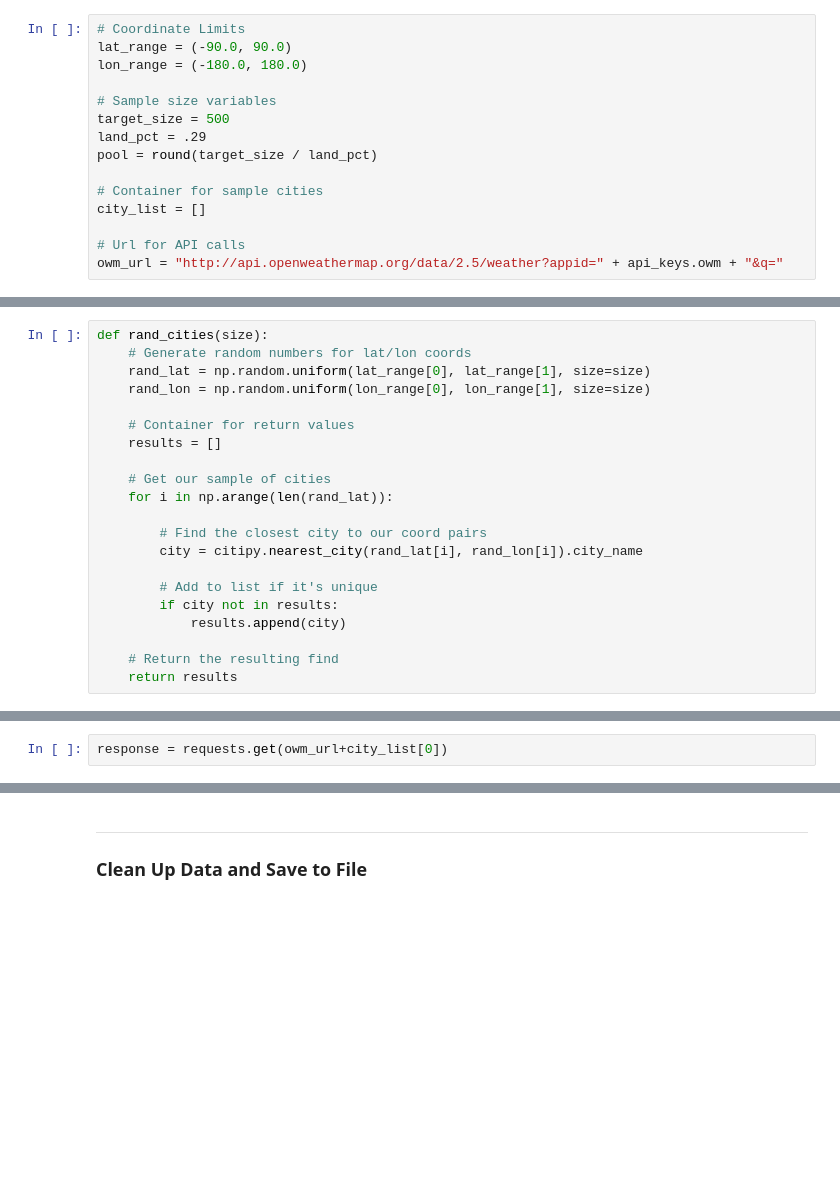
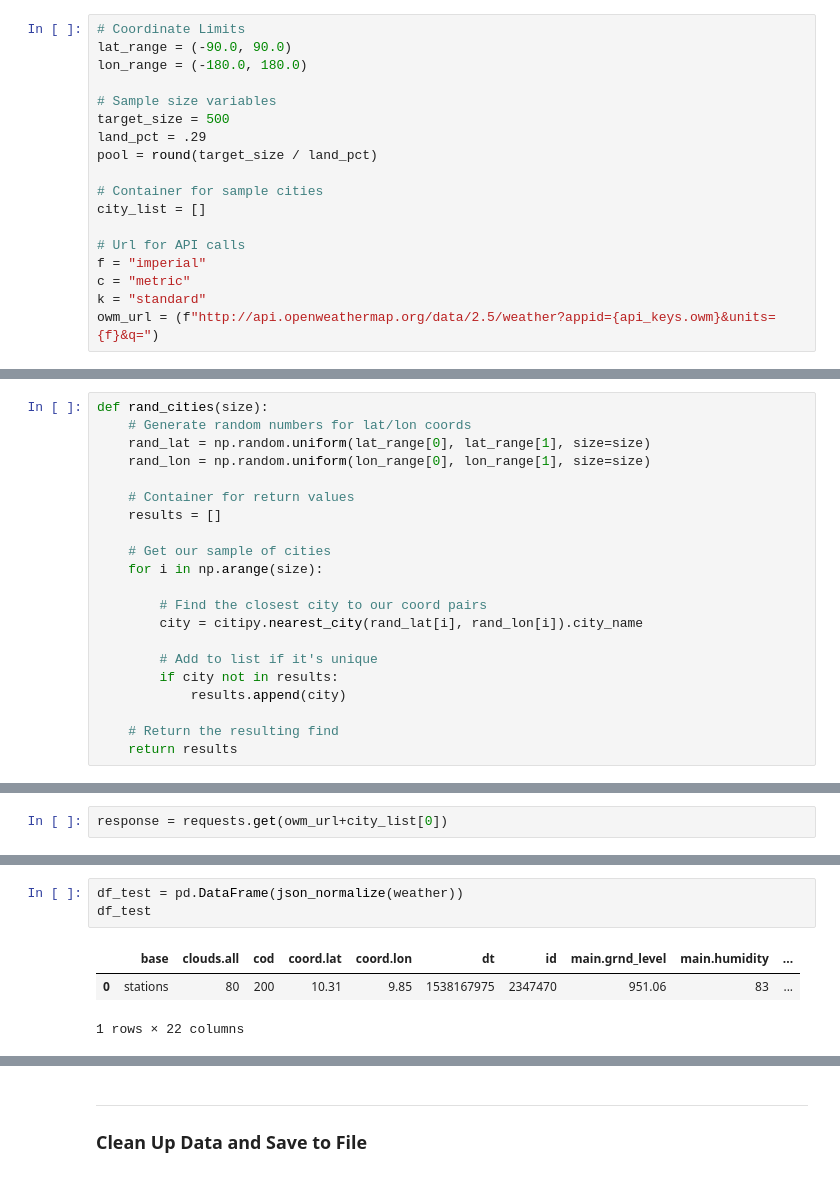
Before and after one commit to kychien/Weather_LatLng_Ana, a Jupyter notebook: Lat_Weather.ipynb, the cells around one changed output, grey strips where cells are left out. Cells and saved outputs as stored; diff of their text form; blank space fills up the shorter version.

```diff
--- a/Lat_Weather.ipynb
+++ b/Lat_Weather.ipynb
@@ -37,7 +39,10 @@ pool = round(target_size / land_pct)
 city_list = []
 
 # Url for API calls
-owm_url = "http://api.openweathermap.org/data/2.5/weather?appid=" + api_keys.owm + "&q="
+f = "imperial"
+c = "metric"
+k = "standard"
+owm_url = (f"http://api.openweathermap.org/data/2.5/weather?appid={api_keys.owm}&units={f}&q=")
 # %% [markdown]
 ---
 ### ID Locations for Testing
@@ -51,7 +56,7 @@ def rand_cities(size):
     results = []
 
     # Get our sample of cities
-    for i in np.arange(len(rand_lat)):
+    for i in np.arange(size):
 
         # Find the closest city to our coord pairs
         city = citipy.nearest_city(rand_lat[i], rand_lon[i]).city_name
@@ -120,0 +131,7 @@ pprint(weather)
+# %%
+df_test = pd.DataFrame(json_normalize(weather))
+df_test
+# %% [output]
+|  | base | clouds.all | cod | coord.lat | coord.lon | dt | id | main.grnd_level | main.humidity | ... |
+| 0 | stations | 80 | 200 | 10.31 | 9.85 | 1538167975 | 2347470 | 951.06 | 83 | ... |
+1 rows × 22 columns
```
Also changed, not shown: parts of 10 cells of this notebook.
